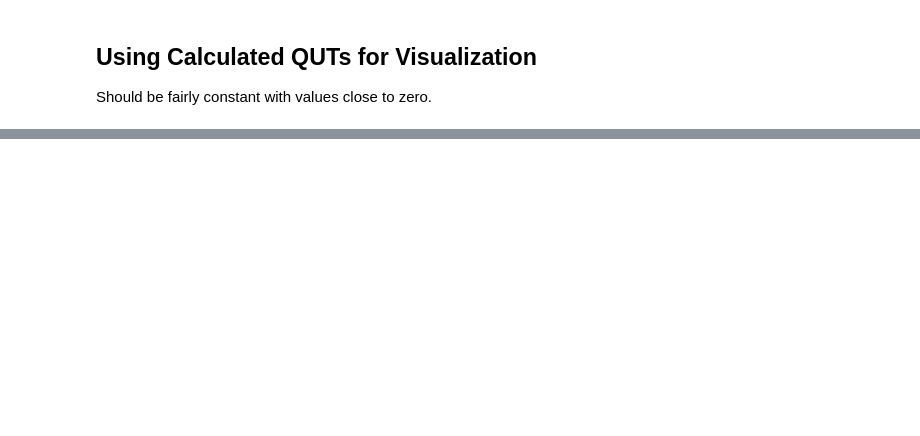
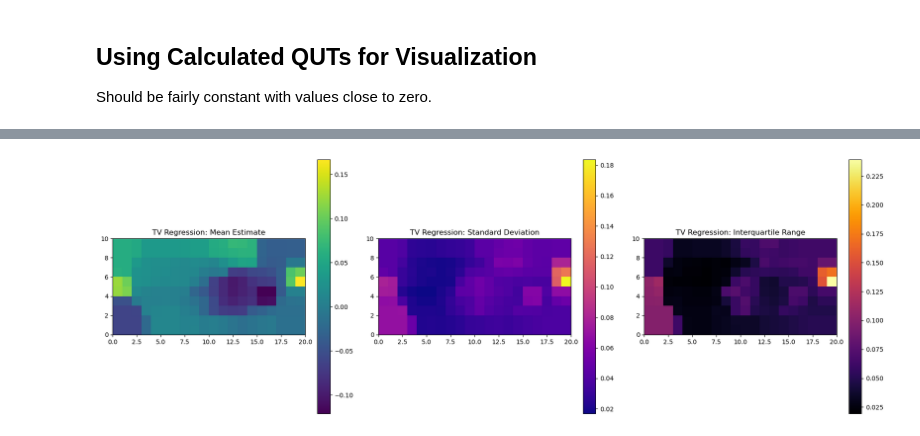
Before and after one commit to Channertheman/NBA_Analysis, a Jupyter notebook: testing.ipynb, the cells around one changed output, grey strips where cells are left out. Drawn from its saved outputs; the diff is of its cells as text; code cells hidden in the pictures; blank space fills up the shorter version.

Commit message:
More statistical testing

```diff
--- a/testing.ipynb
+++ b/testing.ipynb
@@ -1955,0 +2005,47 @@ Accepted 200 / 1000 simulations
+# %%
+def bootstrap_tv_logistic(df, B=100, lambda_tv=1.0, seed=42):
+    np.random.seed(seed)
+    possessions = df['possession_number'].unique()
+    grid_width, grid_height = 20, 10
+    beta_bootstrap = np.zeros((B, grid_width, grid_height))
+
+    for b in tqdm.tqdm(range(B), desc="Bootstrapping"):
+        sample_ids = np.random.choice(possessions, size=len(possessions), replace=True)
+        df_sample = df[df['possession_number'].isin(sample_ids)]
+
+        try:
+            beta_b = solve_tv_logistic_regression(df_sample, lambda_tv=lambda_tv,
+                                                    grid_width=grid_width, grid_height=grid_height)
+                                                    #court_image_path="court.jpg")
+            beta_bootstrap[b] = beta_b
+        except RuntimeError as e:
+            print(f"Bootstrap {b} failed: {e}")
+            continue
+
+    return beta_bootstrap
+# %%
+def compute_beta_statistics(beta_samples):
+    beta_mean = np.mean(beta_samples, axis=0)
+    beta_std = np.std(beta_samples, axis=0)
+    beta_iqr = np.percentile(beta_samples, 75, axis=0) - np.percentile(beta_samples, 25, axis=0)
+    return beta_mean, beta_std, beta_iqr
+# %%
+def plot_beta_spread(beta_mean, beta_std, beta_iqr, title_prefix=""):
+    fig, axes = plt.subplots(1, 3, figsize=(18, 6))
+    titles = ["Mean Estimate", "Standard Deviation", "Interquartile Range"]
+    matrices = [beta_mean, beta_std, beta_iqr]
+    cmaps = ["viridis", "plasma", "inferno"]
+
+    for ax, mat, title, cmap in zip(axes, matrices, titles, cmaps):
+        im = ax.imshow(mat.T, origin="lower", cmap=cmap, extent=[0, 20, 0, 10])
+        ax.set_title(f"{title_prefix} {title}")
+        plt.colorbar(im, ax=ax)
+
+    plt.tight_layout()
+    plt.show()
+# %%
+beta_samples = bootstrap_tv_logistic(df, B=100, lambda_tv=1.10)
+beta_mean, beta_std, beta_iqr = compute_beta_statistics(beta_samples)
+plot_beta_spread(beta_mean, beta_std, beta_iqr, title_prefix="TV Regression:")
+# %% [output]
+[figure, added]
```
Also changed, not shown: parts of 18 cells of this notebook, 1 other file.
